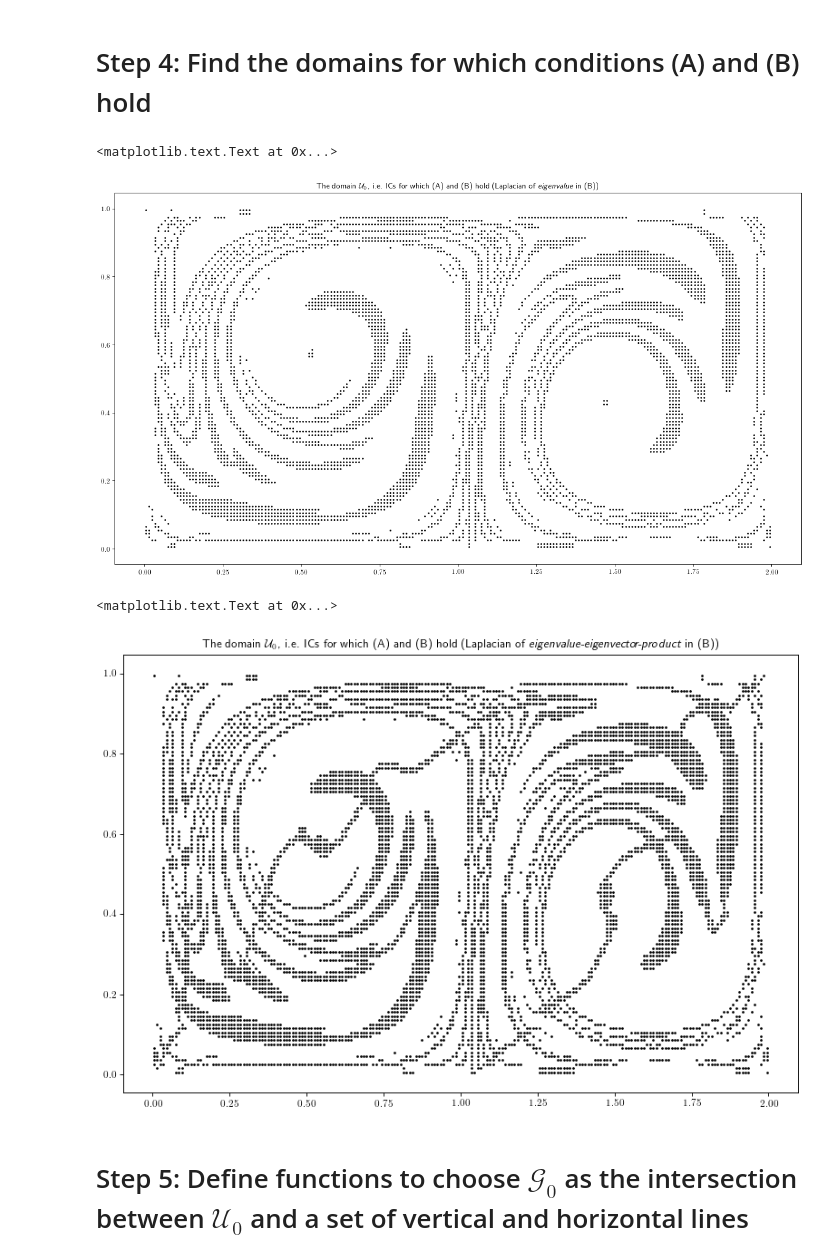
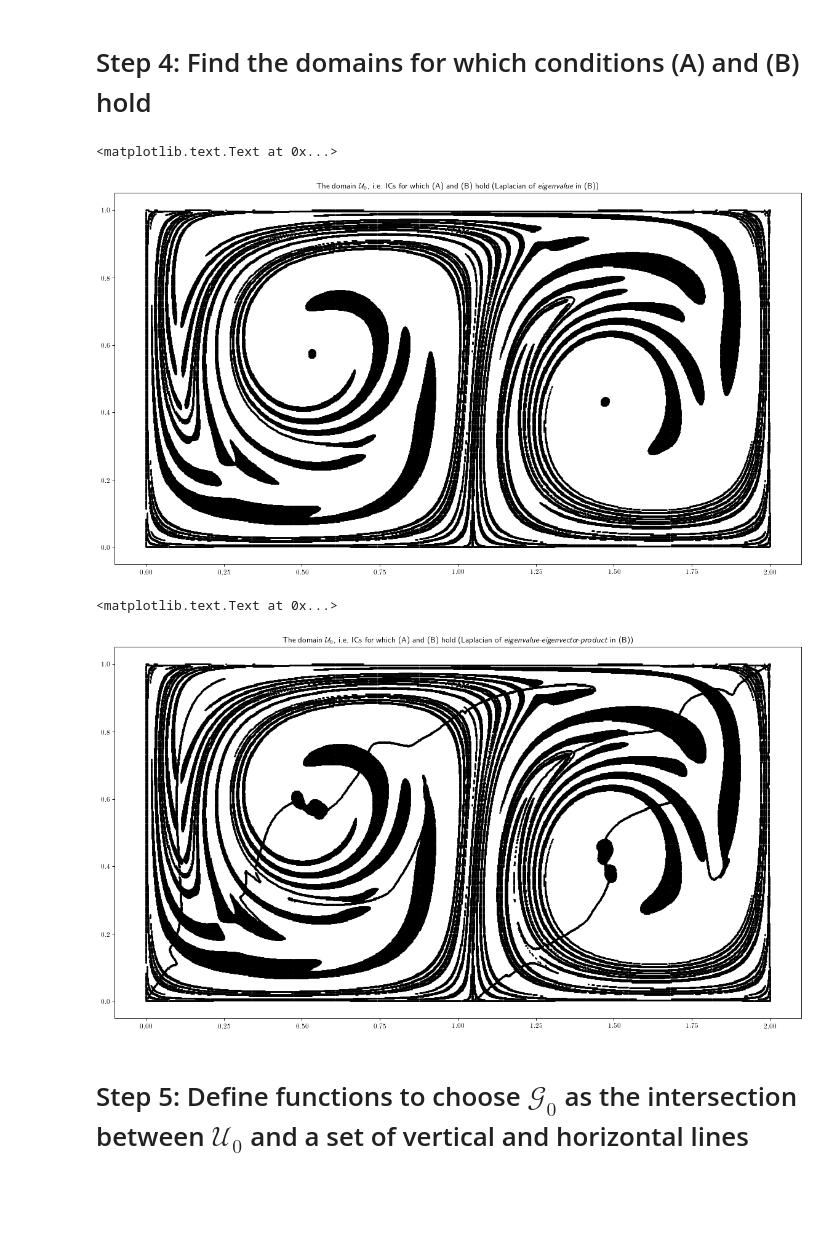
Before and after one commit to arnemagnus/physics_project, a Jupyter notebook: notebooks/doublegyre/variational_lcs_v2.ipynb, the cells around one changed output. Cells and saved outputs as stored; diff of their text form; code cells hidden in the pictures; blank space fills up the shorter version.

```diff
--- a/notebooks/doublegyre/variational_lcs_v2.ipynb
+++ b/notebooks/doublegyre/variational_lcs_v2.ipynb
@@ -507,8 +490,8 @@ integrator = rk2
 # Create output directory for precomputed characteristics, if it does not already exist:
 ensure_path_exists('precomputed_characteristics/{}'.format(integrator.__name__))
 
-Nx = 200
-Ny = 100
+Nx = 1000
+Ny = 500
 
 t_min = 0.
 t_max = 20.
@@ -516,6 +499,6 @@ dt = 0.01
 
 pos_init = grid_of_particles(Nx,Ny)
 
-lmbd1, lmbd2, lapl_lmbd2, xi1, xi2, lapl_xi2= characteristics(t_min,t_max,pos_init,dt,integrator,doublegyre_wrapper)
+lmbd1, lmbd2, lapl_lmbd2, xi1, xi2, lapl_xi2 = characteristics(t_min,t_max,pos_init,dt,integrator,doublegyre_wrapper)
 # %% [output]
 Precomputed characteristics not found! Please wait!
@@ -593,23 +581,23 @@ def _laplacian_eigenvalue_eigenvector_product(lambda_,xi_):
 # %% [markdown]
 # Step 4: Find the domains for which conditions (A) and (B) hold
 # %%
-mask_a = a_true(lambda1,lambda2)
-mask_b = b_true(lambda2,xi2)
+mask_a = a_true(lmbd1,lmbd2)
+mask_b = b_true(lapl_lmbd2,xi2)
 plt.figure(figsize=(18,10),dpi=80)
 plt.scatter(pos_init[0,np.logical_and(mask_a,mask_b)],pos_init[1,np.logical_and(mask_a,mask_b)],s=2,c='k')
 plt.title(r'The domain $\mathcal{U}_{0}$, i.e. ICs for which (A) and (B) hold (Laplacian of \emph{eigenvalue} in (B))')
 # %% [output]
 <matplotlib.text.Text at 0x...>
-[figure, old version]
+[figure, new version]
 # %%
-mask_a = a_true(lambda1,lambda2)
-mask_b2 = b_true2(lambda2,xi2)
-plt.figure(figsize=(12,8),dpi=80)
+mask_a = a_true(lmbd1,lmbd2)
+mask_b2 = b_true2(lapl_lmbd2,xi2,lapl_xi2)
+plt.figure(figsize=(18,10),dpi=80)
 plt.scatter(pos_init[0,np.logical_and(mask_a,mask_b2)],pos_init[1,np.logical_and(mask_a,mask_b2)],s=2,c='k')
 plt.title(r'The domain $\mathcal{U}_{0}$, i.e. ICs for which (A) and (B) hold (Laplacian of \emph{eigenvalue-eigenvector-product} in (B))')
 # %% [output]
 <matplotlib.text.Text at 0x...>
-[figure, old version]
+[figure, new version]
 # %% [markdown]
 # Step 5: Define functions to choose $\mathcal{G}_{0}$ as the intersection             between $\mathcal{U}_{0}$ and a set of vertical and horizontal lines
 # %%
```
Also changed, not shown: parts of 20 cells of this notebook, 30 other files.
